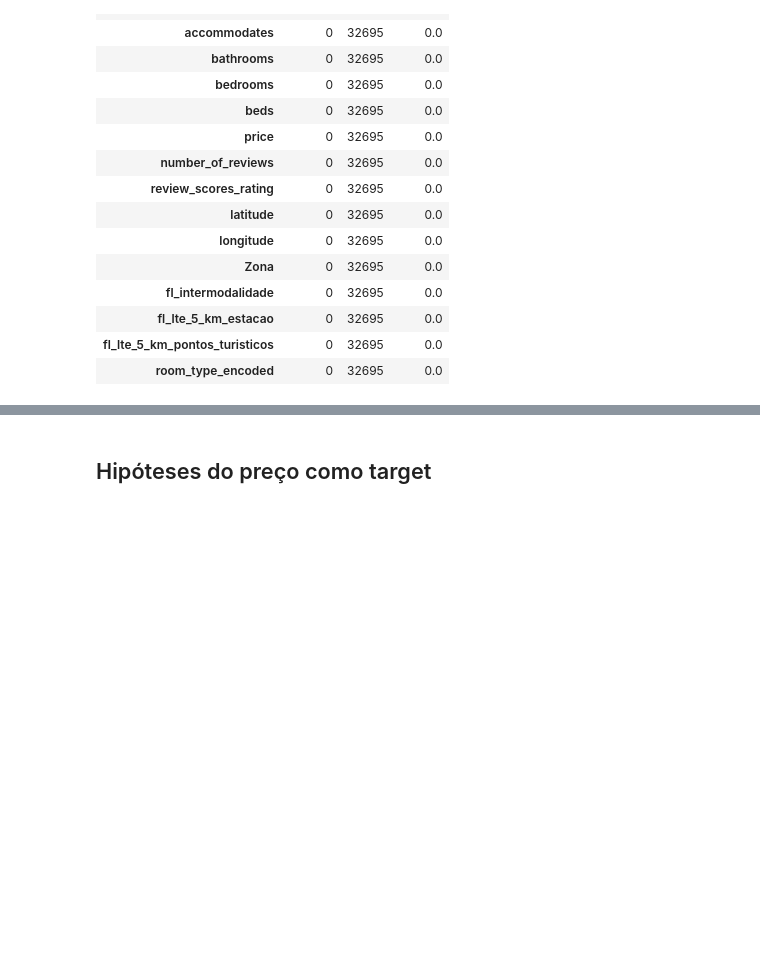
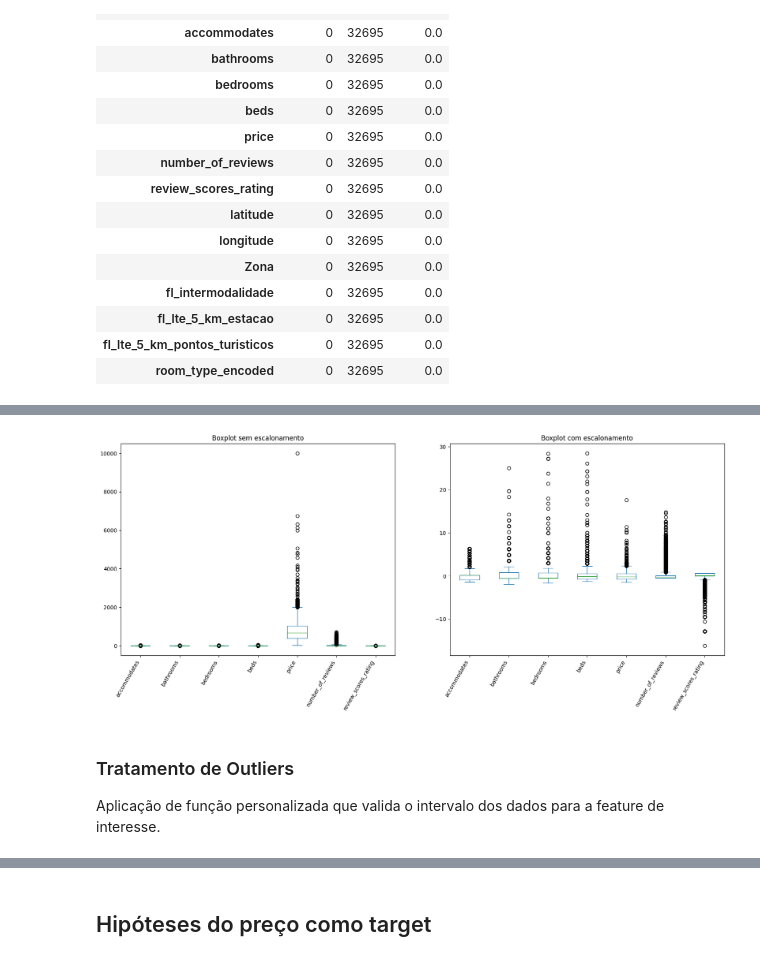
Before and after one commit to ederray/projetos_dnc, a Jupyter notebook: desafio5_data_wrangling/notebooks/eda.ipynb, the cells around one changed output, grey strips where cells are left out. Saved outputs shown, nothing was run; the diff lists cells and outputs as text; code cells hidden in the pictures; blank space fills up the shorter version.

```diff
--- a/desafio5_data_wrangling/notebooks/eda.ipynb
+++ b/desafio5_data_wrangling/notebooks/eda.ipynb
@@ -756,4 +689,4 @@ Diferença no padrão de distribuição dos dados entre as categorias. Generaliz
 # seleção das colunas que serão analisadas
 colunas = ['accommodates',
        'bathrooms', 'bedrooms', 'beds', 'price', 'number_of_reviews',
-       'review_scores_rating','room_type']
+       'review_scores_rating']
@@ -766,12 +692,0 @@ grafico_boxplot(df=tbl_anuncios_eda[colunas],
-# %%
-# construção de colunas de verificação da presença de outliers por coluna e categoria com a função verificação_outlier
-for col in tbl_anuncios_eda.select_dtypes(include='number'):
-    tbl_anuncios_eda[f"{col}_outlier"] = tbl_anuncios_eda.groupby("room_type")[col].transform(
-        lambda x: verificacao_outlier(x)
-    )
-# %%
-# filtragem das linhas do dataset para remoção dos valores outliers com iqr.
-linhas_com_false = tbl_anuncios_eda.select_dtypes(include='bool').isin([False]).all(axis=1)
-
-# Filtra o DataFrame original para retornar apenas essas linhas
-tbl_anuncios_eda = tbl_anuncios_eda[linhas_com_false]
@@ -788,6 +692,0 @@ grafico_boxplot(df=tbl_anuncios_eda[colunas],
-# %%
-# transformação e padronização dos dados com power transformer
-colunas_booleanas = tbl_anuncios_eda.select_dtypes(include='bool').columns
-tbl_fl_anuncio_eda = tbl_anuncios_eda[colunas_booleanas]
-tbl_anuncios_eda = power_transform_coluna_categorica(df=tbl_anuncios_eda.drop(colunas_booleanas, axis=1), cat_col='room_type')
-tbl_anuncios_eda = pd.concat([tbl_anuncios_eda, tbl_fl_anuncio_eda], axis=1)
@@ -799,0 +709,4 @@ grafico_boxplot(df=tbl_anuncios_eda[colunas],
+# %%
+# comparação da distribuição dos dados com padronização
+boxplot_comparativo_escalonamento_dados(tbl_anuncios_eda[colunas])
+# %% [output]
@@ -799,0 +714 @@ grafico_boxplot(df=tbl_anuncios_eda[colunas],
+[figure, added]
@@ -799,0 +724,3 @@ grafico_boxplot(df=tbl_anuncios_eda[colunas],
+# %% [markdown]
+### Tratamento de Outliers
+Aplicação de função personalizada que valida o intervalo dos dados para a feature de interesse.
```
Also changed, not shown: parts of 135 cells of this notebook, 19 other files.
